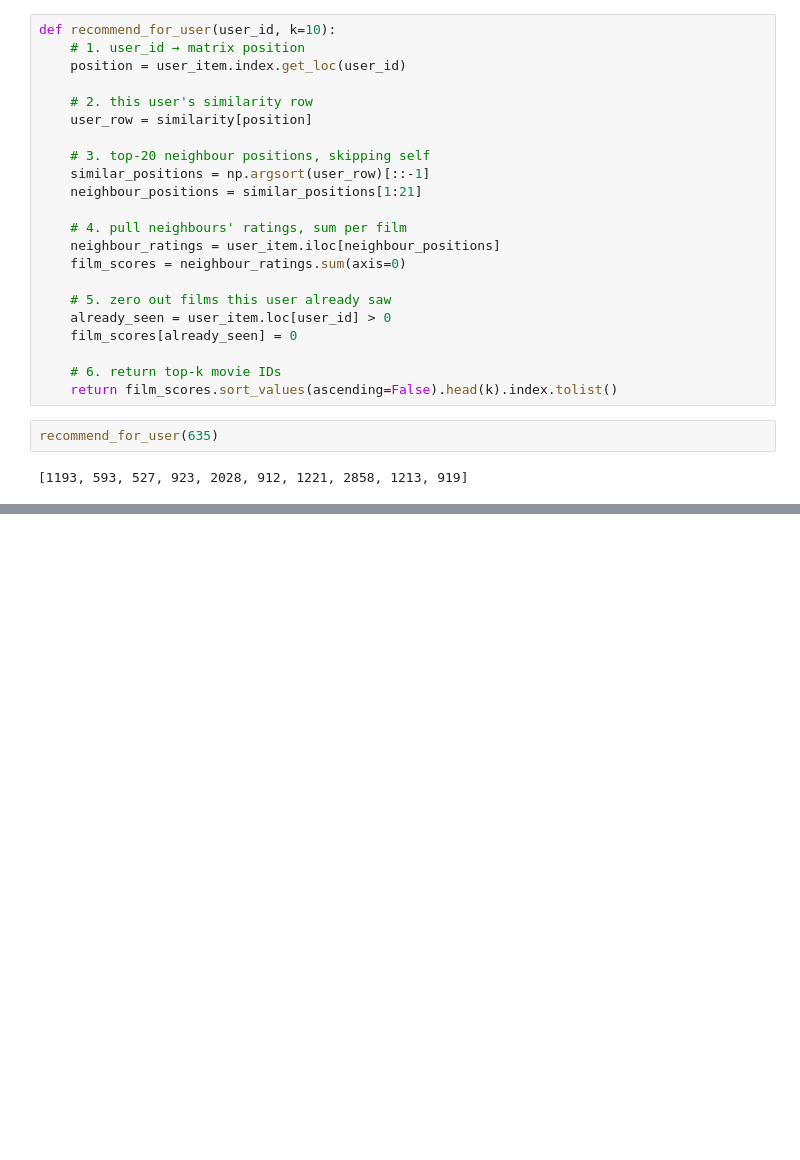
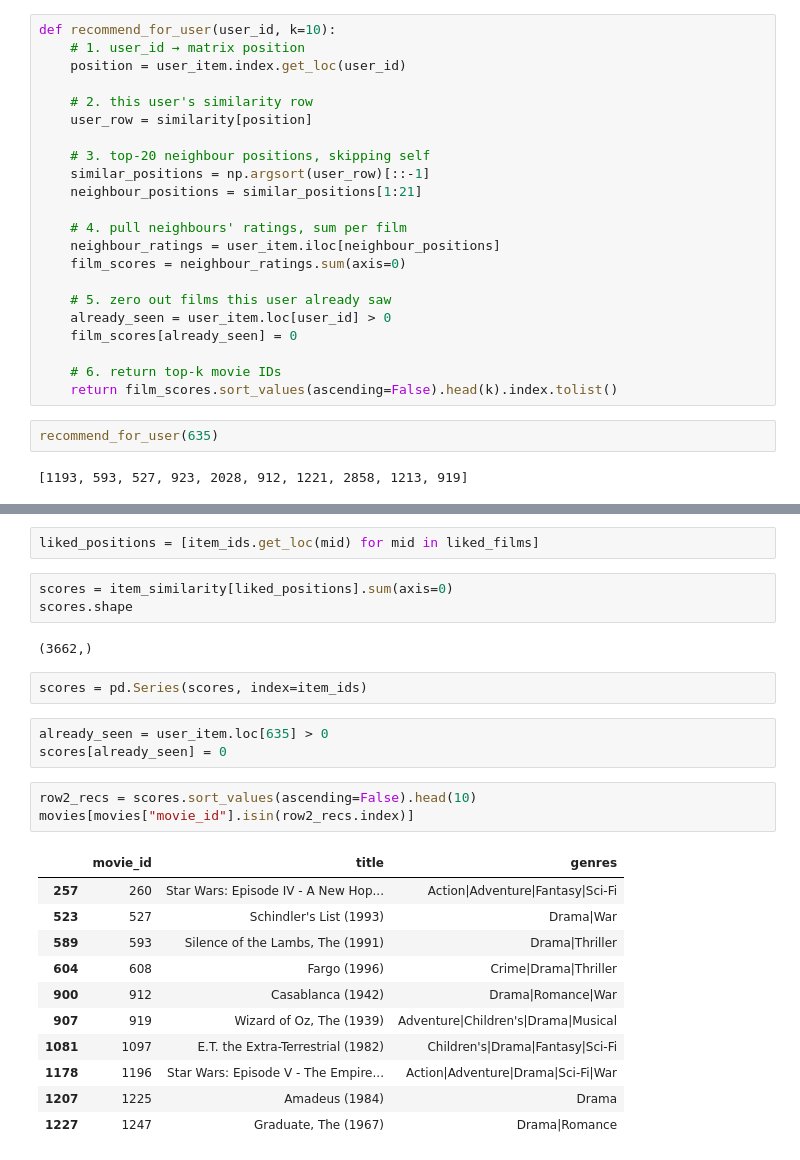
Before and after one commit to RaGHaV-186/filmhaus, a Jupyter notebook: filmhaus.ipynb, the cells around one changed output, grey strips where cells are left out. Saved outputs shown, nothing was run; the diff lists cells and outputs as text; blank space fills up the shorter version.

```diff
--- a/filmhaus.ipynb
+++ b/filmhaus.ipynb
@@ -339,0 +388,27 @@ recommend_for_user(635)
+# %%
+liked_positions = [item_ids.get_loc(mid) for mid in liked_films]
+# %%
+scores = item_similarity[liked_positions].sum(axis=0)
+scores.shape
+# %% [output]
+(3662,)
+# %%
+scores = pd.Series(scores, index=item_ids)
+# %%
+already_seen = user_item.loc[635] > 0
+scores[already_seen] = 0
+# %%
+row2_recs = scores.sort_values(ascending=False).head(10)
+movies[movies["movie_id"].isin(row2_recs.index)]
+# %% [output]
+|  | movie_id | title | genres |
+| 257 | 260 | Star Wars: Episode IV - A New Hop... | Action|Adventure|Fantasy|Sci-Fi |
+| 523 | 527 | Schindler's List (1993) | Drama|War |
+| 589 | 593 | Silence of the Lambs, The (1991) | Drama|Thriller |
+| 604 | 608 | Fargo (1996) | Crime|Drama|Thriller |
+| 900 | 912 | Casablanca (1942) | Drama|Romance|War |
+| 907 | 919 | Wizard of Oz, The (1939) | Adventure|Children's|Drama|Musical |
+| 1081 | 1097 | E.T. the Extra-Terrestrial (1982) | Children's|Drama|Fantasy|Sci-Fi |
+| 1178 | 1196 | Star Wars: Episode V - The Empire... | Action|Adventure|Drama|Sci-Fi|War |
+| 1207 | 1225 | Amadeus (1984) | Drama |
+| 1227 | 1247 | Graduate, The (1967) | Drama|Romance |
```
Also changed, not shown: parts of 6 cells of this notebook.
